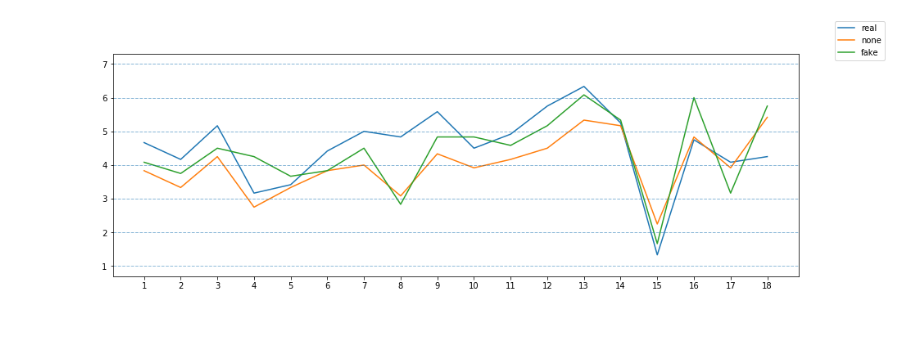
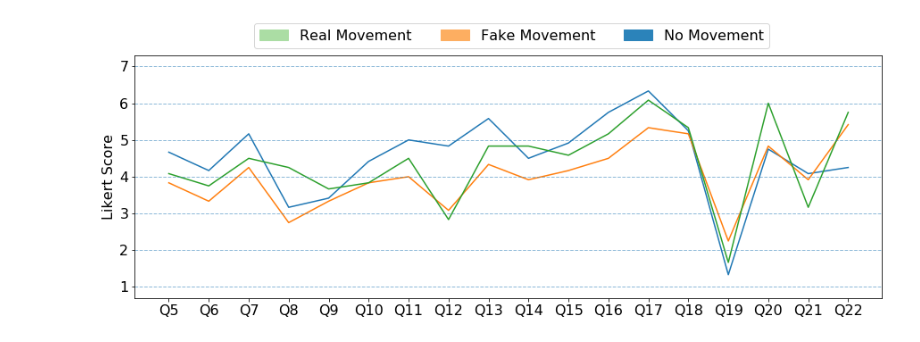
Before and after one commit to J0ekr/VR-Project-MeetingStudy, a Jupyter notebook: eval/plots-co-presence.ipynb, the cells around one changed output. Cells and saved outputs as stored; diff of their text form; code cells hidden in the pictures.

```diff
--- a/eval/plots-co-presence.ipynb
+++ b/eval/plots-co-presence.ipynb
@@ -18,20 +18,30 @@ for c in questions:
     df[str(c)] = df[str(c)].apply(lambda x: x + 4)
 # %%
 fig, ax = plt.subplots(1,figsize = (15,5))
+
+plt.rcParams.update({'font.size': 16})
+
+question_labels = ['Real Movement', 'Fake Movement', 'No Movement']
+colors = ['#abdda4','#fdae61','#2b83ba','#d7191c']
+
+
 for y,c in enumerate(df.condition.unique()):
     df_temp = df[(df.condition == c)]
     tmp = []
     for i,q in enumerate(questions):
         #print(df_temp[str(q)].mean())
         tmp.append(df_temp[str(q)].mean())
     ax.plot(questions,tmp, label=c)
-fig.legend()
-plt.xticks(questions)
+#fig.legend()
+#plt.xticks(questions)
+ax.set_ylabel("Likert Score")
+plt.legend(handles = patches,ncol = 3, bbox_to_anchor=(0.15, 1))
+plt.xticks(range(1,19), ["Q5", "Q6", "Q7", "Q8", "Q9", "Q10", "Q11", "Q12", "Q13", "Q14", "Q15", "Q16", "Q17", "Q18", "Q19", "Q20", "Q21", "Q22"])
 
 for i in range(1,8):
-    ax.axhline(y=i, xmin=0, xmax=21, linestyle = "--", alpha = 0.5,linewidth = 1)
+    ax.axhline(y=i, xmin=0, xmax=21, linestyle = "--", alpha = 0.5,linewidth = 1, label=False)
 
-plt.savefig("co-presence.svg", bbox_inches="tight")
+plt.savefig("co-presence.pdf", bbox_inches="tight")
 plt.show()
 # %% [output]
-[figure, old version]
+[figure, new version]
```
Also changed, not shown: 17 other files.
